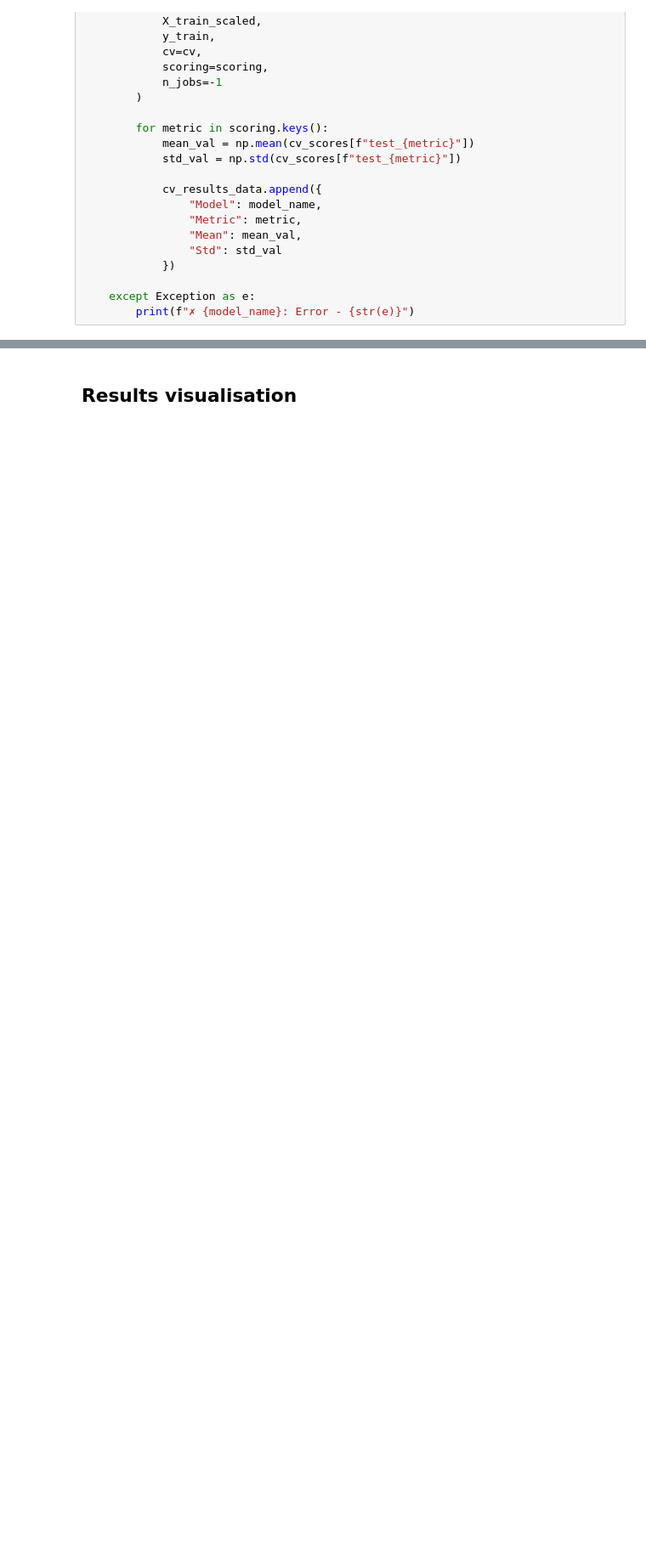
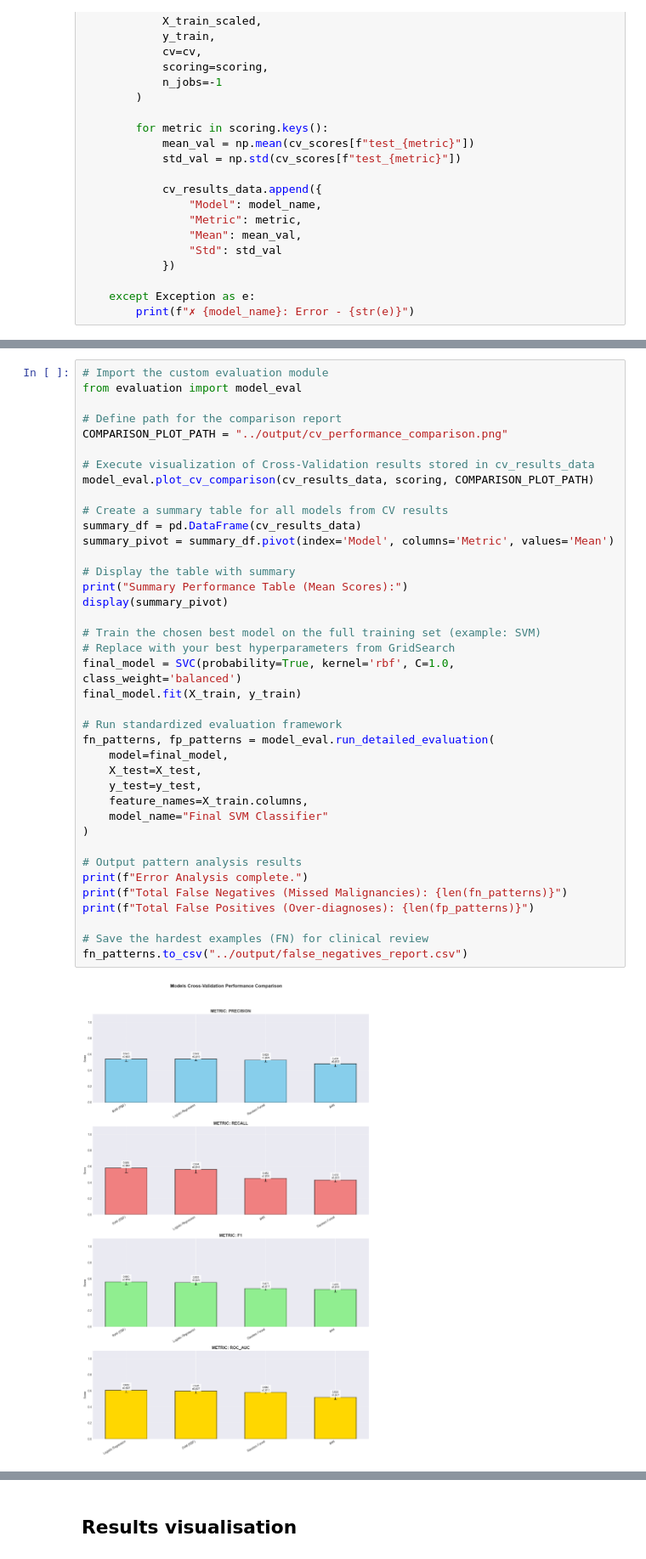
Before and after one commit to AI-MED-AGH/mammography-delta, a Jupyter notebook: src/pipeline.ipynb, the cells around one changed output, grey strips where cells are left out. Shown at 85% size. Drawn from its saved outputs; the diff is of its cells as text; blank space fills up the shorter version.

Commit message:
implement model evaluation framework and error analysis #18

```diff
--- a/src/pipeline.ipynb
+++ b/src/pipeline.ipynb
@@ -243,0 +246,41 @@ for model_name, model in models_list.items():
+# %%
+# Import the custom evaluation module
+from evaluation import model_eval
+
+# Define path for the comparison report
+COMPARISON_PLOT_PATH = "../output/cv_performance_comparison.png"
+
+# Execute visualization of Cross-Validation results stored in cv_results_data
+model_eval.plot_cv_comparison(cv_results_data, scoring, COMPARISON_PLOT_PATH)
+
+# Create a summary table for all models from CV results
+summary_df = pd.DataFrame(cv_results_data)
+summary_pivot = summary_df.pivot(index='Model', columns='Metric', values='Mean')
+
+# Display the table with summary
+print("Summary Performance Table (Mean Scores):")
+display(summary_pivot)
+
+# Train the chosen best model on the full training set (example: SVM)
+# Replace with your best hyperparameters from GridSearch
+final_model = SVC(probability=True, kernel='rbf', C=1.0, class_weight='balanced')
+final_model.fit(X_train, y_train)
+
+# Run standardized evaluation framework
+fn_patterns, fp_patterns = model_eval.run_detailed_evaluation(
+    model=final_model,
+    X_test=X_test,
+    y_test=y_test,
+    feature_names=X_train.columns,
+    model_name="Final SVM Classifier"
+)
+
+# Output pattern analysis results
+print(f"Error Analysis complete.")
+print(f"Total False Negatives (Missed Malignancies): {len(fn_patterns)}")
+print(f"Total False Positives (Over-diagnoses): {len(fp_patterns)}")
+
+# Save the hardest examples (FN) for clinical review
+fn_patterns.to_csv("../output/false_negatives_report.csv")
+# %% [output]
+[figure, added]
```
Also changed, not shown: parts of 5 cells of this notebook, 4 other files.
